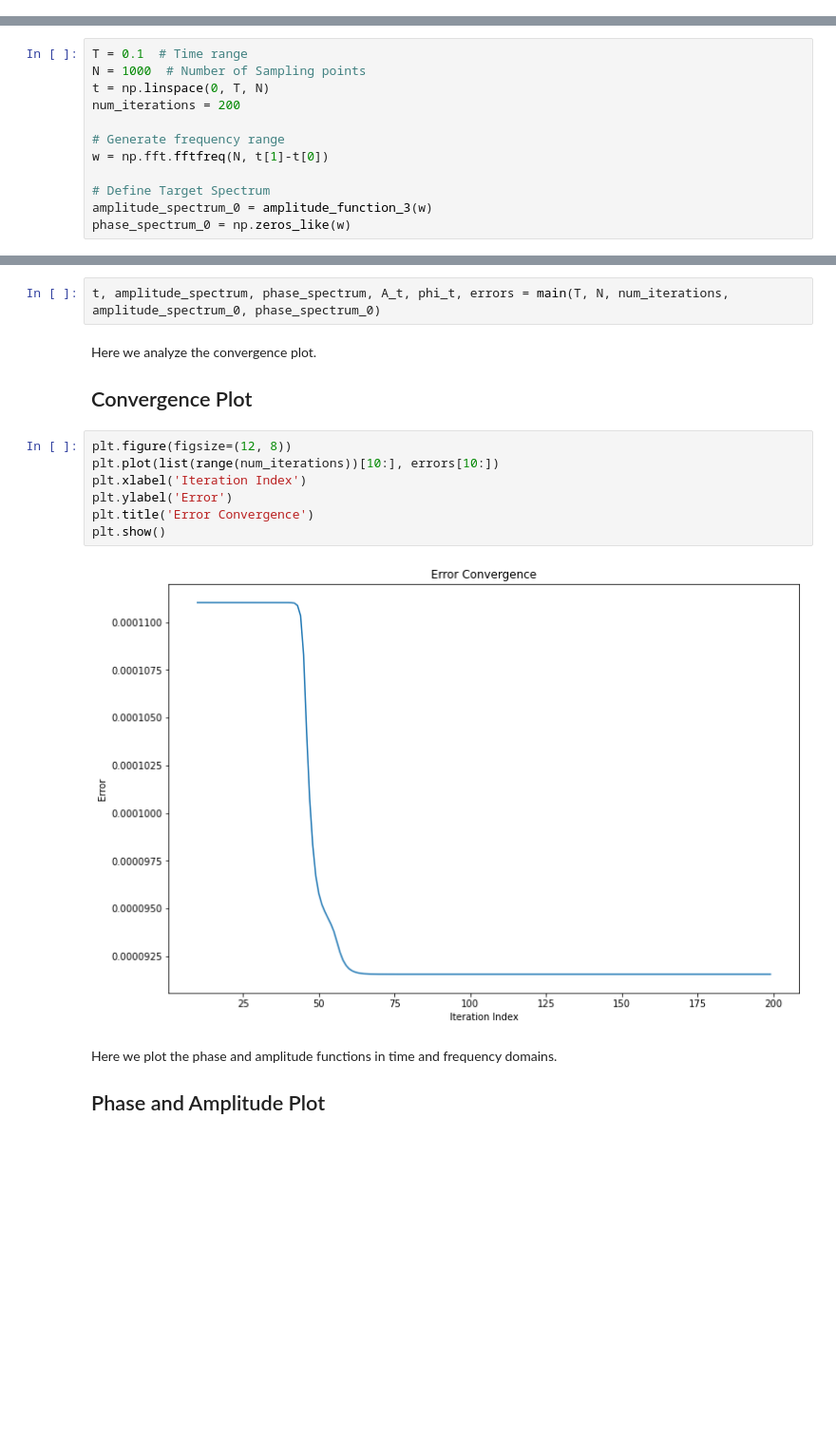
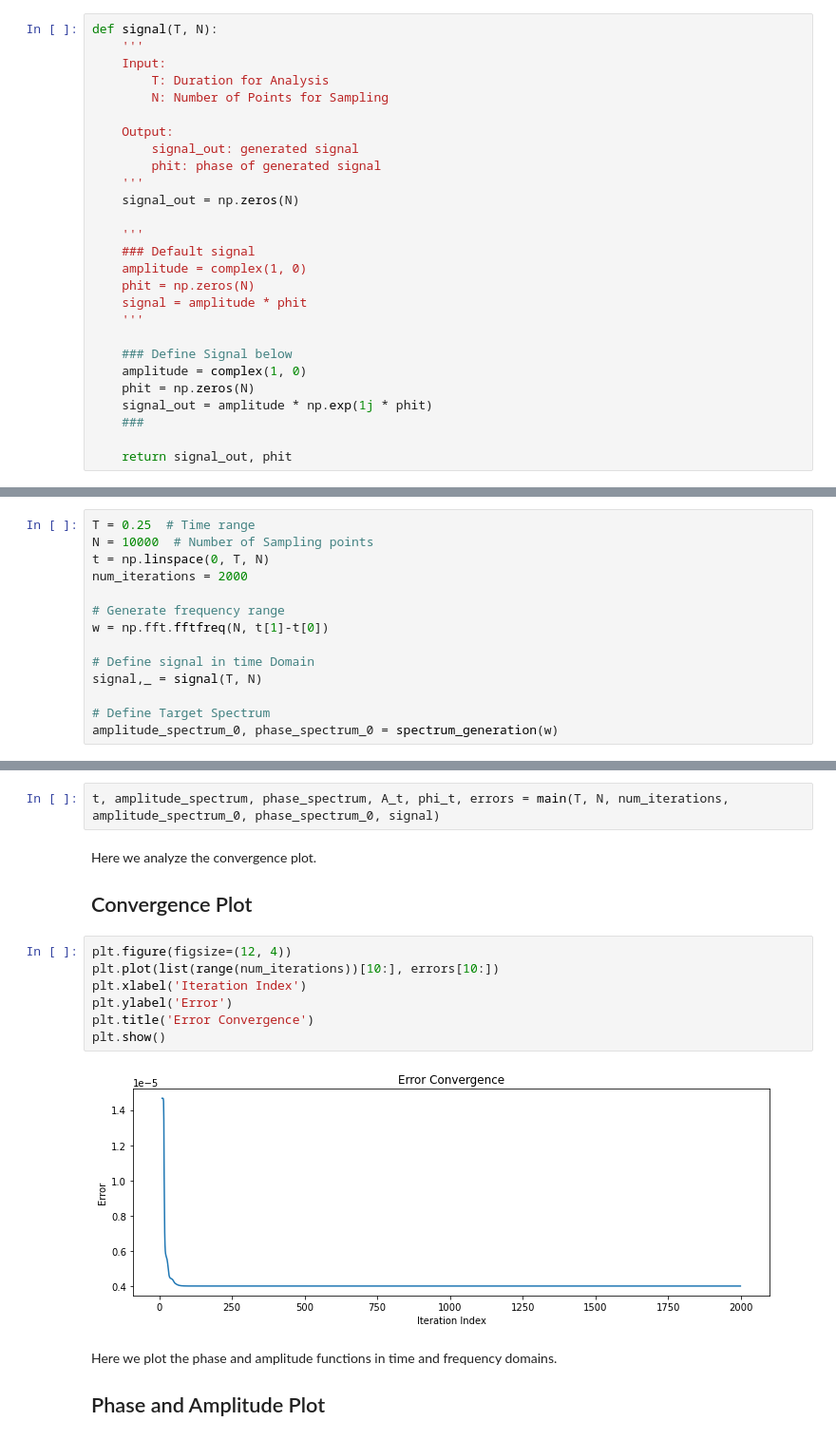
Before and after one commit to AlexSJL/PhaseRetrieval, a Jupyter notebook: CGH by GSA.ipynb, the cells around one changed output, grey strips where cells are left out. Shown: that part at 95% size. Drawn from its saved outputs; the diff is of its cells as text; blank space fills up the shorter version.

```diff
--- a/CGH by GSA.ipynb
+++ b/CGH by GSA.ipynb
@@ -238,0 +198,27 @@ def main(T, N, num_iterations, amplitude_spectrum_0, phase_spectrum_0):
+# %%
+def signal(T, N):
+    '''
+    Input:
+        T: Duration for Analysis
+        N: Number of Points for Sampling
+
+    Output:
+        signal_out: generated signal
+        phit: phase of generated signal
+    '''
+    signal_out = np.zeros(N)
+
+    '''
+    ### Default signal
+    amplitude = complex(1, 0)
+    phit = np.zeros(N)
+    signal = amplitude * phit
+    '''
+
+    ### Define Signal below
+    amplitude = complex(1, 0)
+    phit = np.zeros(N)
+    signal_out = amplitude * np.exp(1j * phit)
+    ###
+
+    return signal_out, phit
@@ -241,14 +342,16 @@ Here we define input parameters of our main function.
 
 ## Input Parameter Setting
 # %%
-T = 0.1  # Time range
-N = 1000  # Number of Sampling points
+T = 0.25  # Time range
+N = 10000  # Number of Sampling points
 t = np.linspace(0, T, N)
-num_iterations = 200
+num_iterations = 2000
 
 # Generate frequency range
 w = np.fft.fftfreq(N, t[1]-t[0])
 
+# Define signal in time Domain
+signal,_ = signal(T, N)
+
 # Define Target Spectrum
-amplitude_spectrum_0 = amplitude_function_3(w)
-phase_spectrum_0 = np.zeros_like(w)
+amplitude_spectrum_0, phase_spectrum_0 = spectrum_generation(w)
@@ -255,18 +360,18 @@ phase_spectrum_0 = np.zeros_like(w)
 # %%
-t, amplitude_spectrum, phase_spectrum, A_t, phi_t, errors = main(T, N, num_iterations, amplitude_spectrum_0, phase_spectrum_0)
+t, amplitude_spectrum, phase_spectrum, A_t, phi_t, errors = main(T, N, num_iterations, amplitude_spectrum_0, phase_spectrum_0, signal)
 # %% [markdown]
 Here we analyze the convergence plot.
 
 ## Convergence Plot
 # %%
-plt.figure(figsize=(12, 8))
+plt.figure(figsize=(12, 4))
 plt.plot(list(range(num_iterations))[10:], errors[10:])
 plt.xlabel('Iteration Index')
 plt.ylabel('Error')
 plt.title('Error Convergence')
 plt.show()
 # %% [output]
-[figure, old version]
+[figure, new version]
 # %% [markdown]
 Here we plot the phase and amplitude functions in time and frequency domains.
 
```
Also changed, not shown: parts of 16 cells of this notebook.
